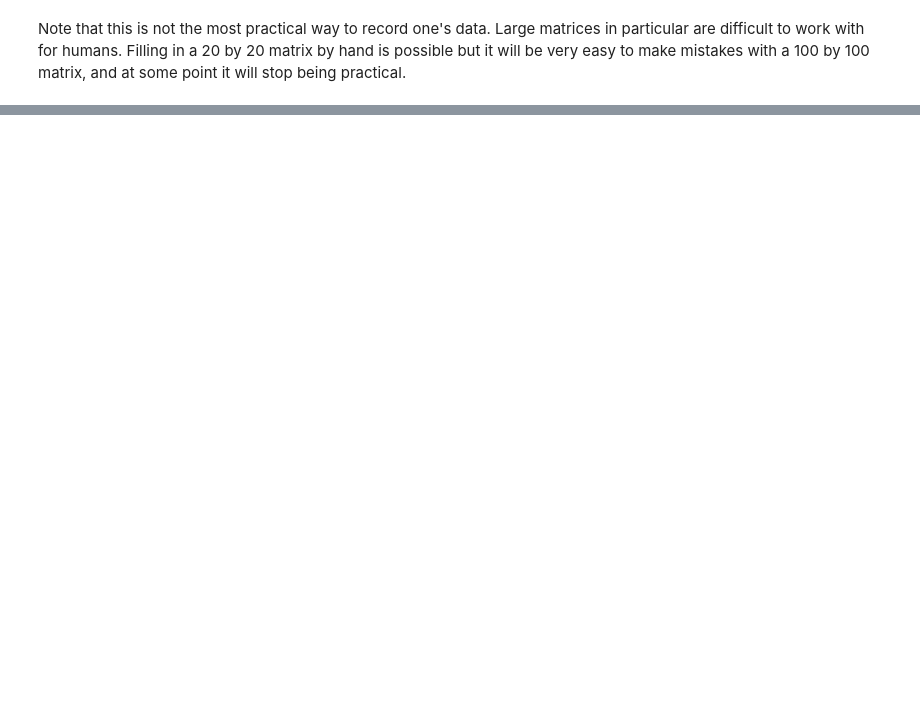
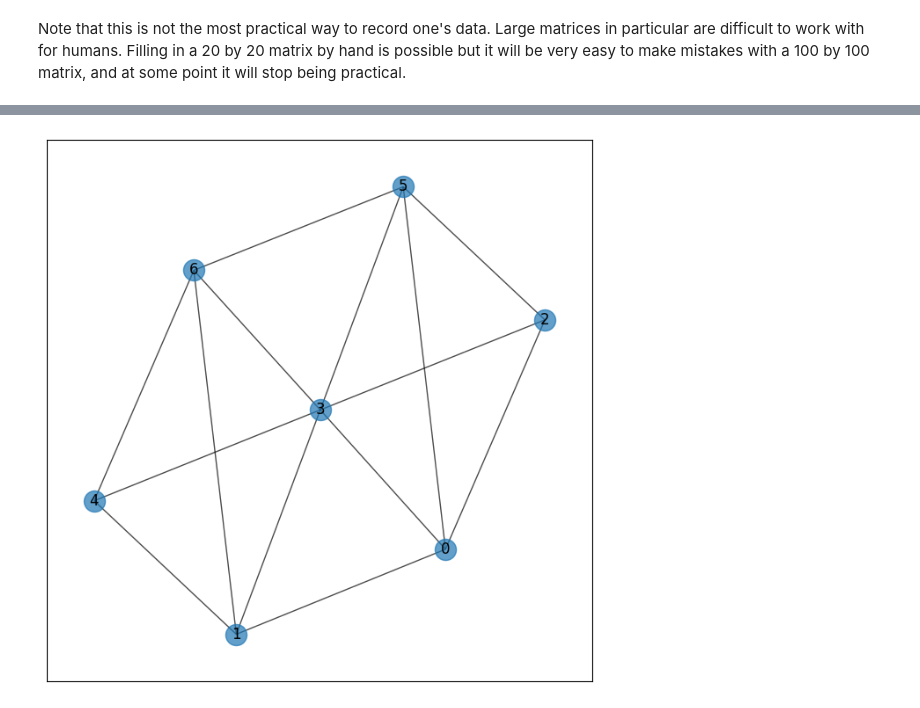
Before and after one commit to maastrichtlawtech/legalnetworkanalysis_textbook, a Jupyter notebook: Chapter_5_Data_Collection_and_Preparation.ipynb, the cells around one changed output, grey strips where cells are left out. Saved outputs shown, nothing was run; the diff lists cells and outputs as text; code cells hidden in the pictures; blank space fills up the shorter version.

```diff
--- a/Chapter_5_Data_Collection_and_Preparation.ipynb
+++ b/Chapter_5_Data_Collection_and_Preparation.ipynb
@@ -86,0 +132,6 @@ In the network visualization you will see the relationships that are logged in t
+# %%
+g_kite = nx.krackhardt_kite_graph()
+g_subkite = g_kite.subgraph([0,1,2,3,4,5,6])
+draw_spring(g_subkite)
+# %% [output]
+[figure, added]
```
Also changed, not shown: parts of 24 cells of this notebook, 3 other files.
